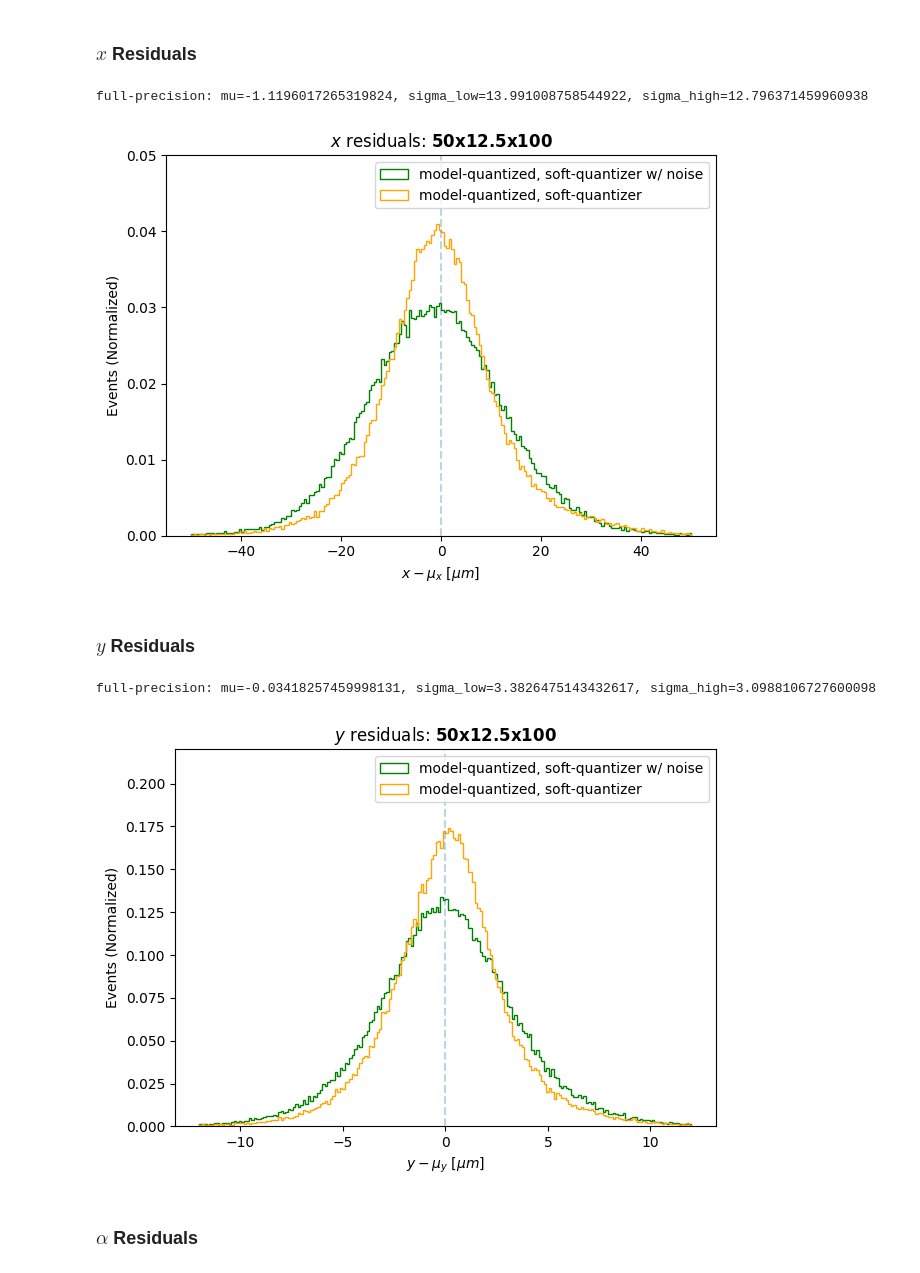
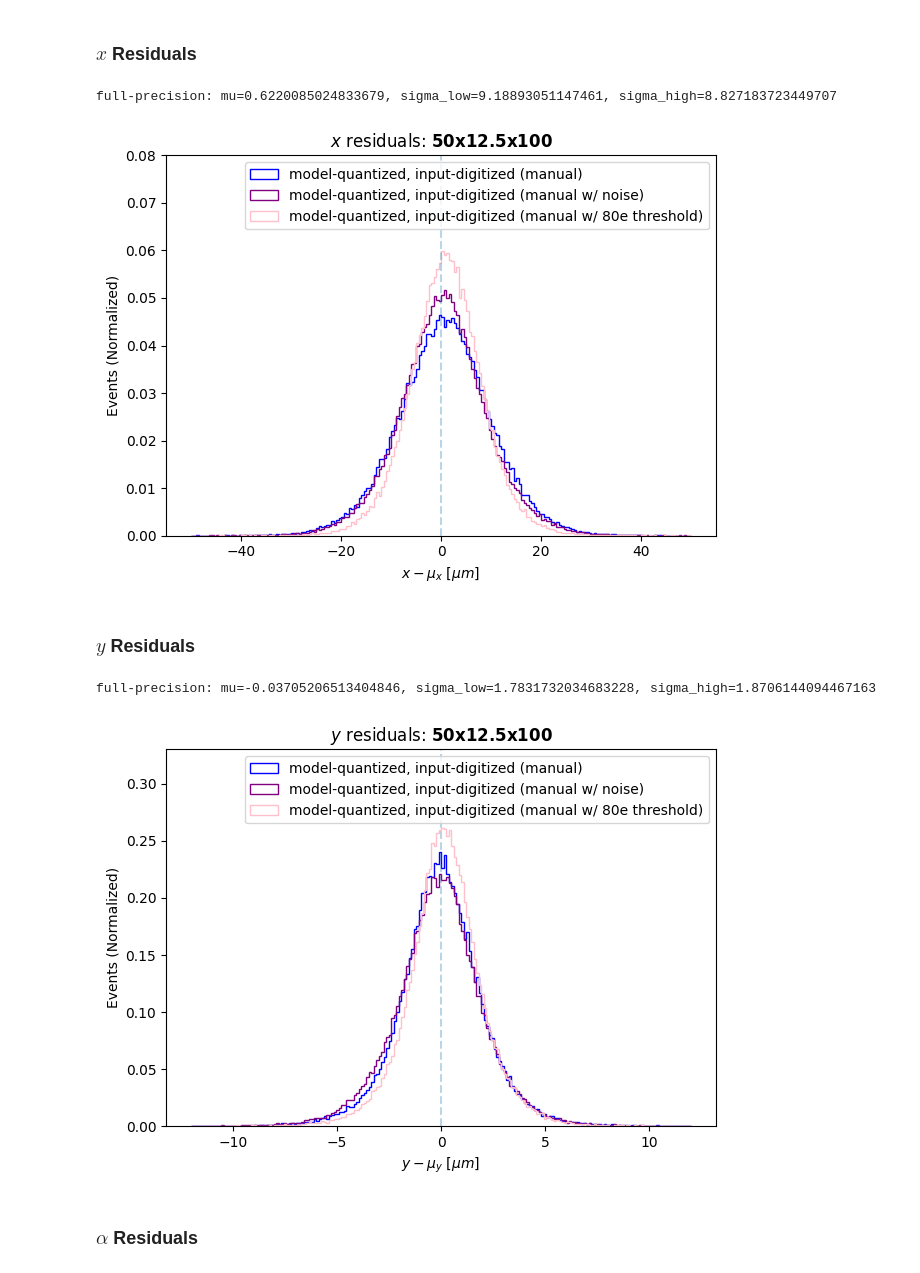
Before and after one commit to davidgjiang/smart-pixels-ml, a Jupyter notebook: performance_plots.ipynb, the cells around one changed output. Drawn from its saved outputs; the diff is of its cells as text; code cells hidden in the pictures.

```diff
--- a/performance_plots.ipynb
+++ b/performance_plots.ipynb
@@ -10,8 +10,8 @@ model = 'conv2d_MAX-model_quantized-soft_quantizer-noise'
 # %%
 df_1 = pd.read_parquet(f'/home/dajiang/smart-pixels-ml/processed_parquets/dataset_3src_16x16/test-dataset_3src_16x16/{ts}t-{model}-vars.parquet')
-model2 = 'conv2d_MAX-model_quantized-soft_quantizer'
-df_2 = pd.read_parquet(f'/home/dajiang/smart-pixels-ml/processed_parquets/dataset_3src_16x16/test-dataset_3src_16x16/{ts}t-{model2}-vars.parquet')
-#df_3 = pd.read_parquet(f'/home/dajiang/smart-pixels-ml/processed_parquets/dataset_3src_16x16/test-dataset_3src_16x16/{ts}t-{model}-vars.parquet')
+df_2 = pd.read_parquet(f'/home/dajiang/smart-pixels-ml/processed_parquets/dataset_3src_16x16/test-dataset_3src_16x16/{ts}t-{model}-noise-vars.parquet')
+df_3 = pd.read_parquet(f'/home/dajiang/smart-pixels-ml/processed_parquets/dataset_3src_16x16/test-dataset_3src_16x16/{ts}t-{model}-threshold_80e-vars.parquet')
+df_4 = pd.read_parquet(f'/home/dajiang/smart-pixels-ml/processed_parquets/dataset_3src_16x16/test-dataset_3src_16x16/{ts}t-mlp_SLIM-model_quantized-vars.parquet')
 # %%
 def shortest_interval_68(data, center_type='mean'):
     """
@@ -60,18 +60,18 @@ def residuals_to_degrees(thisdf, truth, pred, scaling=1):
 fig, ax = plt.subplots()
 bins = np.linspace(-50,50,201)
 
-ax.hist((df_1['residualsX'])*99.11786583963806, bins=bins, histtype='step', color='green', label='model-quantized, soft-quantizer w/ noise', density=True)
-ax.hist((df_2['residualsX'])*99.11786583963806, bins=bins, histtype='step', color='orange', label='model-quantized, soft-quantizer', density=True)
-#ax.hist((df_3['residualsX'])*99.11786583963806, bins=bins, histtype='step', color='red', label='model-quantized,\n  4-bit input', density=True)
-interval_1 = shortest_interval_68(df_1['residualsX']*99.11786583963806, center_type='mean')
-interval_2 = shortest_interval_68(df_2['residualsX']*99.11786583963806, center_type='mean')
-#interval_3 = shortest_interval_68(df_3['residualsX']*99.11786583963806, center_type='mean')
+ax.hist((df_1['residualsX'])*99.15601245922858, bins=bins, histtype='step', color='blue', label='model-quantized, input-digitized (manual)', density=True)
+ax.hist((df_2['residualsX'])*99.15601245922858, bins=bins, histtype='step', color='purple', label='model-quantized, input-digitized (manual w/ noise)', density=True)
+ax.hist((df_3['residualsX'])*99.15601245922858, bins=bins, histtype='step', color='pink', label='model-quantized, input-digitized (manual w/ 80e threshold)', density=True)
+interval_1 = shortest_interval_68(df_1['residualsX']*99.15601245922858, center_type='mean')
+interval_2 = shortest_interval_68(df_2['residualsX']*99.15601245922858, center_type='mean')
+#interval_3 = shortest_interval_68(df_3['residualsX']*99.15601245922858, center_type='mean')
 print(f"full-precision: mu={interval_1['center']}, sigma_low={interval_1['error_low']}, sigma_high={interval_1['error_high']}")
 #print(f"model-quantized: mu={interval_2['center']}, sigma_low={interval_2['error_low']}, sigma_high={interval_2['error_high']}")
 #print(f"model-quantized, 4-bit input: mu={interval_3['center']}, sigma_low={interval_3['error_low']}, sigma_high={interval_3['error_high']}")
 print()
 ax.axvline(alpha=0.3,ls='dashed')
-ax.set_ylim(0,0.05)
+ax.set_ylim(0,0.08)
 ax.legend()
 ax.set_title(r'$x$ residuals: $\mathbf{50x12.5x100}$')
 ax.set_xlabel('$x - \mu_{x}$ $[\mu m]$')
@@ -80,36 +80,36 @@ fig.tight_layout()
 fig.savefig(f'plots/dataset_3src_16x16_plots/performance/x_residuals-{ts}t-{model}.png', dpi=300)
 fig.show()
 # %% [output]
-full-precision: mu=-1.1196017265319824, sigma_low=13.991008758544922, sigma_high=12.796371459960938
+full-precision: mu=0.6220085024833679, sigma_low=9.18893051147461, sigma_high=8.827183723449707
-[figure, old version]
+[figure, new version]
 # %% [markdown]
 ### $y$ Residuals
 # %%
 fig, ax = plt.subplots()
 bins = np.linspace(-12,12,201)
 
-ax.hist((df_1['residualsY'])*24.802321286614486, bins=bins, histtype='step', color='green', label='model-quantized, soft-quantizer w/ noise', density=True)
-ax.hist((df_2['residualsY'])*24.802321286614486, bins=bins, histtype='step', color='orange', label='model-quantized, soft-quantizer', density=True)
-#ax.hist((df_3['residualsY'])*24.802321286614486, bins=bins, histtype='step', color='red', label='model-quantized,\n 4-bit input', density=True)
-interval_1 = shortest_interval_68(df_1['residualsY']*24.802321286614486, center_type='mean')
-#interval_2 = shortest_interval_68(df_2['residualsY']*24.802321286614486, center_type='mean')
-#interval_3 = shortest_interval_68(df_3['residualsY']*24.802321286614486, center_type='mean')
+ax.hist((df_1['residualsY'])*24.80162151917343, bins=bins, histtype='step', color='blue', label='model-quantized, input-digitized (manual)', density=True)
+ax.hist((df_2['residualsY'])*24.80162151917343, bins=bins, histtype='step', color='purple', label='model-quantized, input-digitized (manual w/ noise)', density=True)
+ax.hist((df_3['residualsY'])*24.80162151917343, bins=bins, histtype='step', color='pink', label='model-quantized, input-digitized (manual w/ 80e threshold)', density=True)
+interval_1 = shortest_interval_68(df_1['residualsY']*24.80162151917343, center_type='mean')
+#interval_2 = shortest_interval_68(df_2['residualsY']*24.80162151917343, center_type='mean')
+#interval_3 = shortest_interval_68(df_3['residualsY']*24.80162151917343, center_type='mean')
 print(f"full-precision: mu={interval_1['center']}, sigma_low={interval_1['error_low']}, sigma_high={interval_1['error_high']}")
 #print(f"model-quantized: mu={interval_2['center']}, sigma_low={interval_2['error_low']}, sigma_high={interval_2['error_high']}")
 #print(f"model-quantized, 4-bit input: mu={interval_3['center']}, sigma_low={interval_3['error_low']}, sigma_high={interval_3['error_high']}")
 print()
 ax.axvline(alpha=0.3,ls='dashed')
-ax.set_ylim(0,0.22)
+ax.set_ylim(0,0.33)
 ax.legend()
 ax.set_title(r'$y$ residuals: $\mathbf{50x12.5x100}$')
 ax.set_xlabel('$y - \mu_{y}$ $[\mu m]$')
 ax.set_ylabel('Events (Normalized)')
 fig.tight_layout()
 fig.savefig(f'plots/dataset_3src_16x16_plots/performance/y_residuals-{ts}t-{model}.png', dpi=300)
 fig.show()
 # %% [output]
-full-precision: mu=-0.03418257459998131, sigma_low=3.3826475143432617, sigma_high=3.0988106727600098
+full-precision: mu=-0.03705206513404846, sigma_low=1.7831732034683228, sigma_high=1.8706144094467163
-[figure, old version]
+[figure, new version]
 # %% [markdown]
 ### $\alpha$ Residuals
 # %%
```
Also changed, not shown: parts of 5 cells of this notebook, 40 other files.
